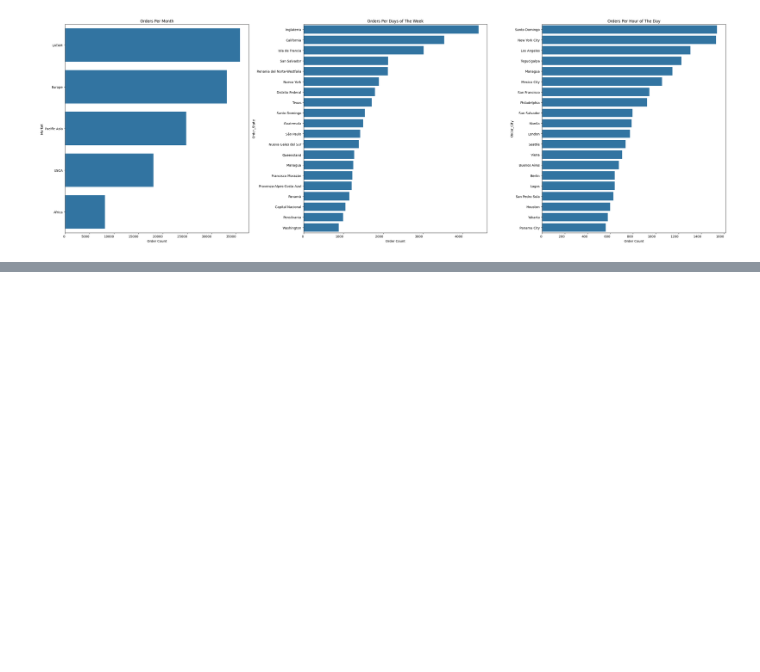
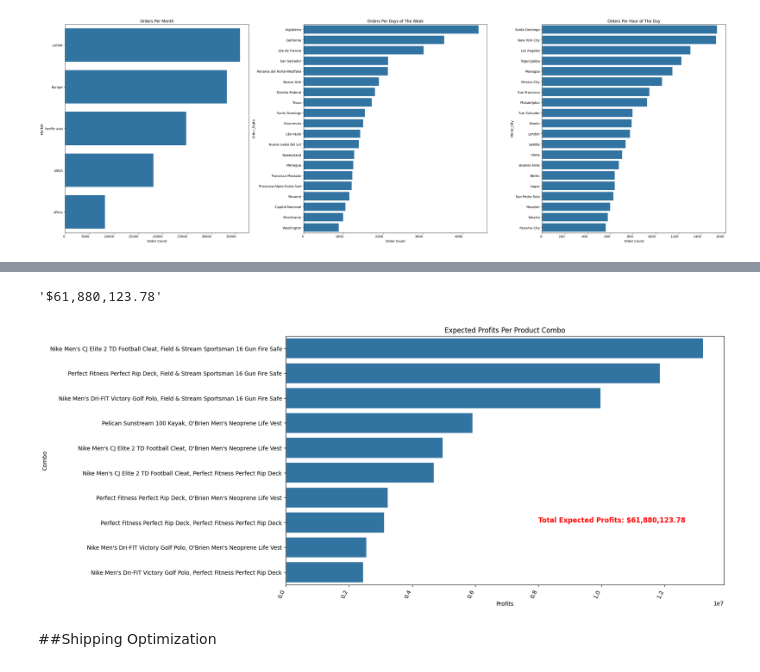
Before and after one commit to CCNY-Analytics-and-Quant/BA-F-2023-Steven-Fernandez-MD-Miah-Mohammed-Hussain, a Jupyter notebook: Final Project/python_code_final.ipynb, the cells around one changed output, grey strips where cells are left out. Cells and saved outputs as stored; diff of their text form; code cells hidden in the pictures; blank space fills up the shorter version.

```diff
--- a/Final Project/python_code_final.ipynb
+++ b/Final Project/python_code_final.ipynb
@@ -754,0 +811,4 @@ pricing_df = pricing_df[pricing_df['Product_Name'].isin(product_list)]
+# %%
+pricing_products__prodindx_df = pricing_products_df.set_index('Product_Name')
+
+pricing_products__prodindx_df
@@ -754,0 +845,8 @@ pricing_df = pricing_df[pricing_df['Product_Name'].isin(product_list)]
+# %%
+#converting the dictionary into a dataframe
+combo_prod_price_df = pd.DataFrame(product_dict)
+
+#merging both tables dataframes into one to evelop the profits per product combo
+profits_per_combo = pd.merge(combo_prod_price_df, top10_prod_combo, how = 'inner', on= 'Pair')
+
+profits_per_combo
@@ -754,0 +865,6 @@ pricing_df = pricing_df[pricing_df['Product_Name'].isin(product_list)]
+# %%
+#calculatin the profits for every combo
+profits_per_combo['profits_per_combo'] = profits_per_combo['Price'] * profits_per_combo['Count']
+
+#sorting the values in order to better visualize it in the bar graph
+profits_per_combo.sort_values(by= 'profits_per_combo', ascending= False, inplace= True)
@@ -754,0 +874,31 @@ pricing_df = pricing_df[pricing_df['Product_Name'].isin(product_list)]
+# %%
+#credit: https://stackoverflow.com/questions/320929/currency-formatting-in-python
+#importing library
+import locale
+
+#setting the format to local location currency format
+locale.setlocale( locale.LC_ALL, 'en_US.UTF-8' )
+
+#conversion of regualr number to currency
+currency_format = locale.currency(total_profits, grouping=True )
+
+currency_format
+# %% [output]
+'$61,880,123.78'
+# %%
+#visualizing
+plt.figure(figsize=(14,8))
+
+sns.barplot(x='profits_per_combo', y= 'Pair', data= profits_per_combo)
+plt.xlabel('Profits')
+plt.xticks(rotation = 65, ha='right')
+plt.ylabel('Combo')
+plt.title('Expected Profits Per Product Combo')
+
+plt.text(8000000, 7, f'Total Expected Profits: {currency_format}', fontsize=12,fontweight='bold', color='red')
+
+plt.show()
+# %% [output]
+[figure, added]
+# %% [markdown]
+##Shipping Optimization
```
Also changed, not shown: parts of 17 cells of this notebook.
